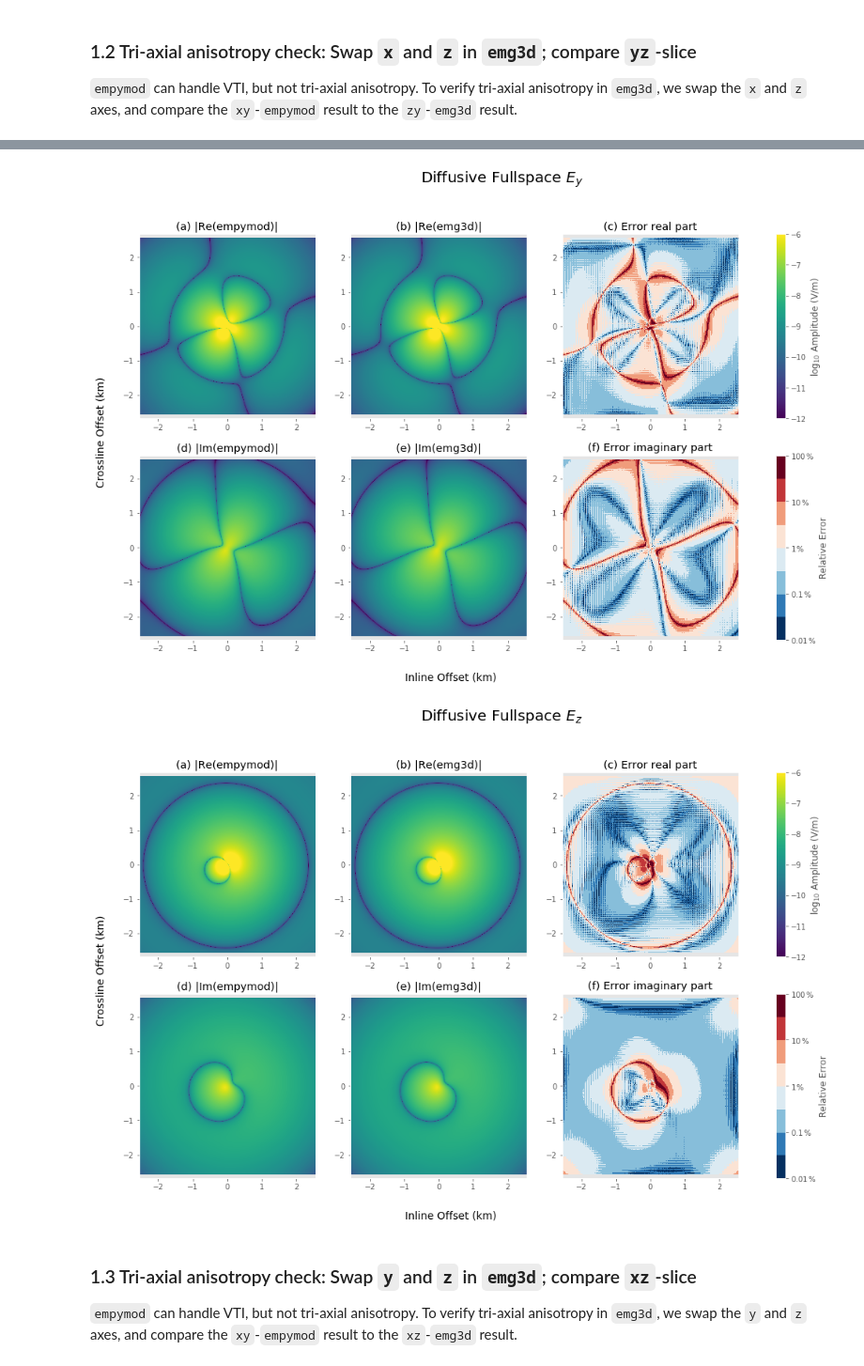
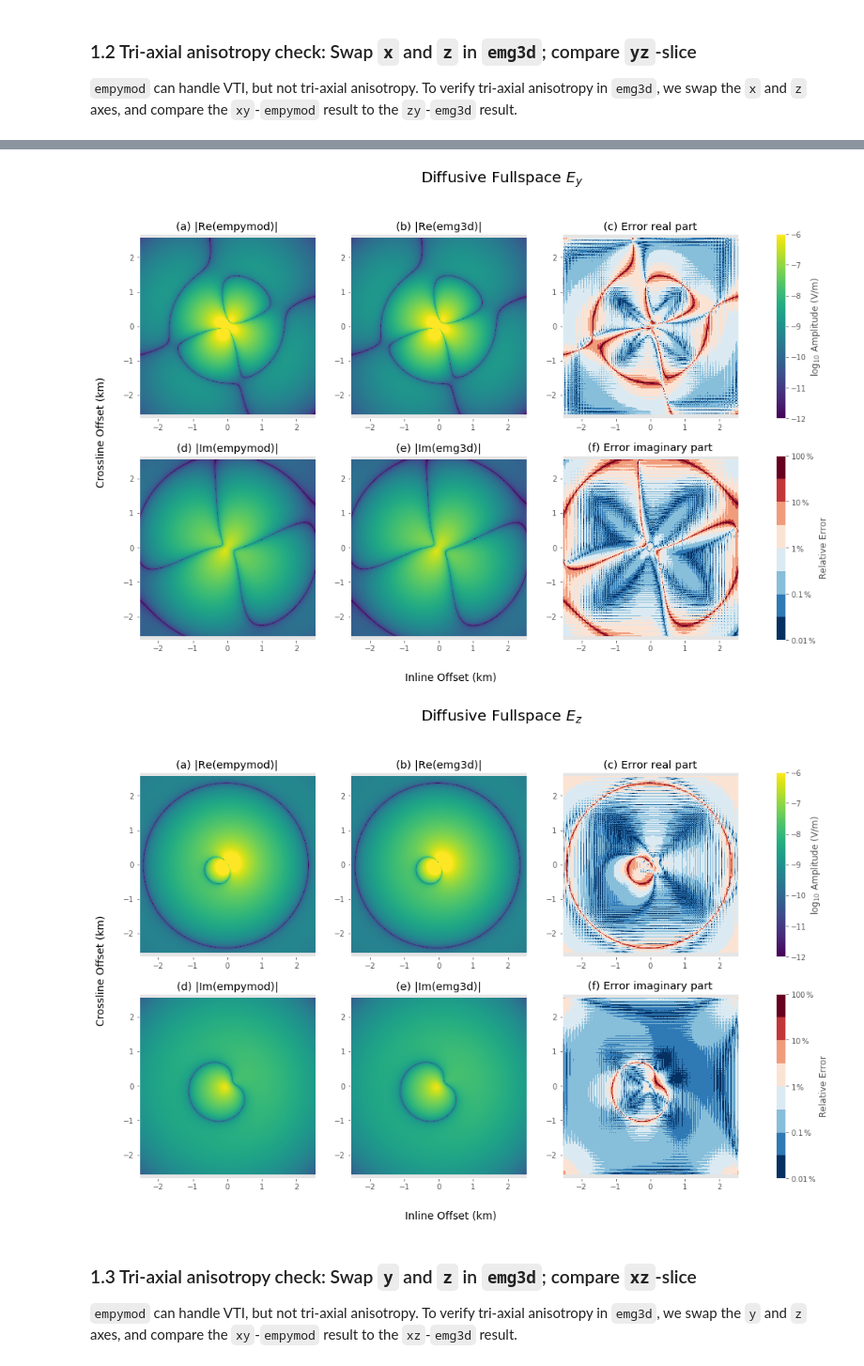
Before and after one commit to emsig/emg3d-examples, a Jupyter notebook: 1a_1D_VTI_empymod.ipynb, the cells around one changed output, grey strips where cells are left out. Shown at 94% size. Drawn from its saved outputs; the diff is of its cells as text; code cells hidden in the pictures.

```diff
--- a/1a_1D_VTI_empymod.ipynb
+++ b/1a_1D_VTI_empymod.ipynb
@@ -200,14 +200,14 @@ epm_fs_z = epm.bipole(rec=[rx.ravel(), ry.ravel(), -zrec, 0, -90], verb=1, **mod
 ### `emg3d`
 # %%
 # Get calculation domain as a function of frequency (resp., skin depth)
-hx_min, xdomain = e3d.utils.get_domain(x0=src[0], freq=0.1, min_width=50)
-hz_min, zdomain = e3d.utils.get_domain(x0=src[2], freq=0.1, min_width=50)
+hx_min, xdomain = e3d.utils.get_domain(x0=src[0], freq=0.1, min_width=20)
+hz_min, zdomain = e3d.utils.get_domain(x0=src[2], freq=0.1, min_width=20)
 
 # Create stretched grid
 nx = 2**7
-hx = e3d.utils.get_stretched_h(hx_min, xdomain, nx, src[0])
-hy = e3d.utils.get_stretched_h(hx_min, xdomain, nx, src[1])
-hz = e3d.utils.get_stretched_h(hz_min, zdomain, nx, x0=src_c[2]-300, x1=src_c[2]+300)
+hx = e3d.utils.get_stretched_h(hx_min, xdomain, nx, src_c[0])
+hy = e3d.utils.get_stretched_h(hx_min, xdomain, nx, src_c[1])
+hz = e3d.utils.get_stretched_h(hz_min, zdomain, nx, src_c[2])
 pgrid = discretize.TensorMesh([hx, hy, hz], x0=(xdomain[0], xdomain[0], zdomain[0]))
 pgrid
 # %% [output]
@@ -281,8 +280,7 @@ pmodel = e3d.utils.Model(pgrid, res_x=resh, res_y=resv, freq=freq)
 src_new = [src[0], src[1], src[4], src[5], src[2], src[3]]
 
 sfield = e3d.utils.get_source_field(pgrid, src_new, freq, strength)
-pfield = e3d.solver.solver(pgrid, pmodel, sfield, verb=3, nu_pre=2,
-                           sslsolver=True, semicoarsening=True, linerelaxation=True)
+pfield = e3d.solver.solver(pgrid, pmodel, sfield, verb=3)
 
 # ===> Swap ry and zrec <===
 e3d_fs_x = interpn(pgrid, pfield, rx, zrec, ry, 'x')
@@ -317,5 +315,5 @@ plot_result_rel(epm_fs_z, e3d_fs_z, x, r'Diffusive Fullspace $E_z$', vmin=-12, v
-[figure, old version]
+[figure, new version]
-[figure, old version]
+[figure, new version]
 # %% [markdown]
 ### 1.3 Tri-axial anisotropy check: Swap `y` and `z` in `emg3d`; compare `xz`-slice
 
```
Also changed, not shown: parts of 18 cells of this notebook, 2 other files.
